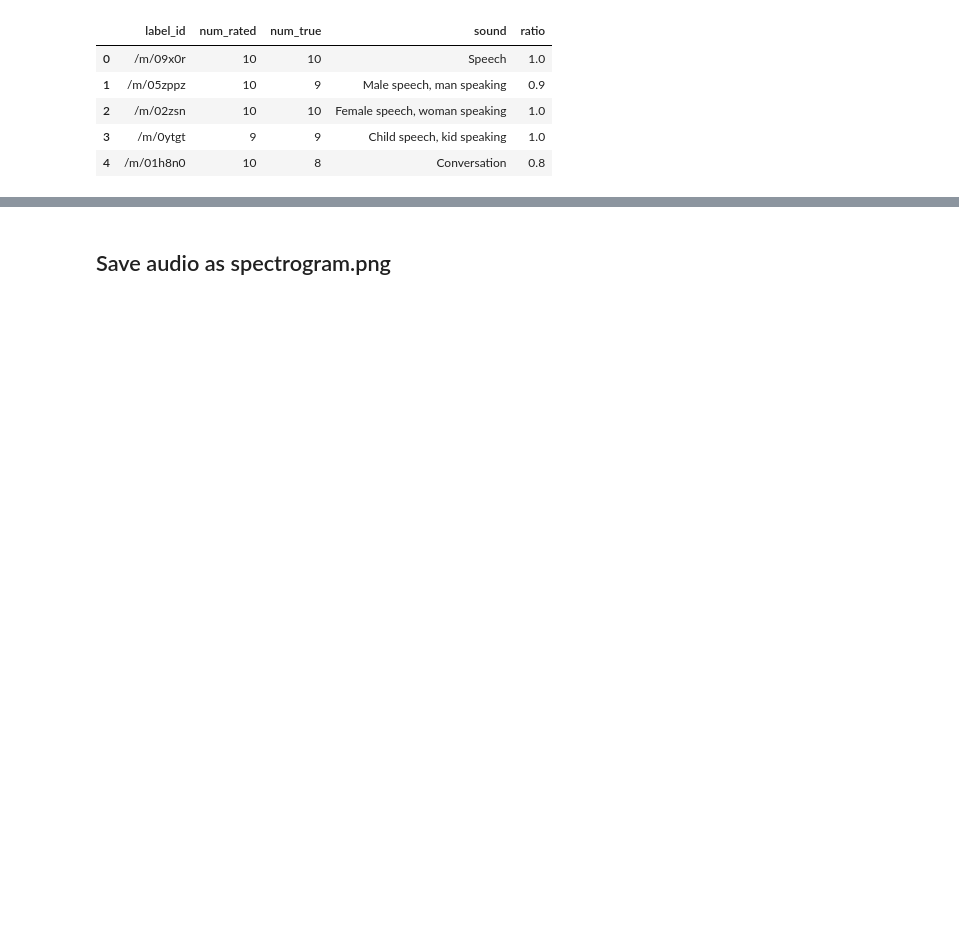
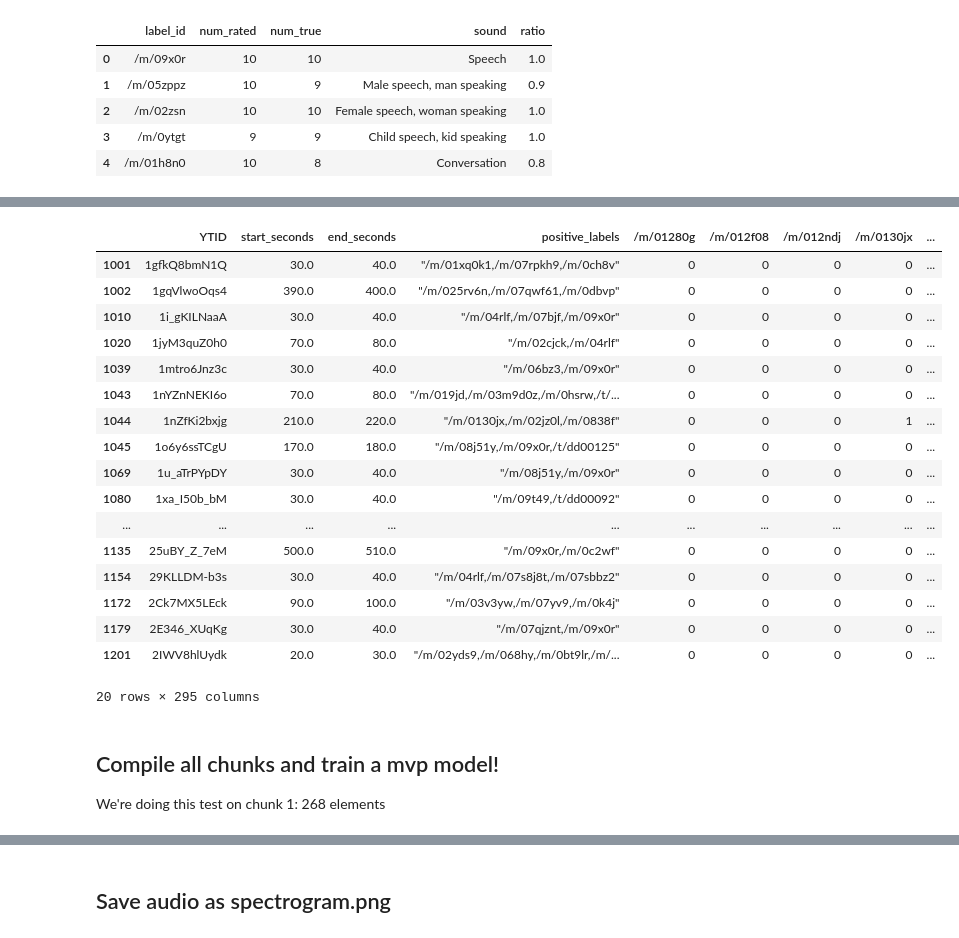
Before and after one commit to puga-42/NN-Sound-Classification, a Jupyter notebook: working_notebook.ipynb, the cells around one changed output, grey strips where cells are left out. Saved outputs shown, nothing was run; the diff lists cells and outputs as text; code cells hidden in the pictures; blank space fills up the shorter version.

```diff
--- a/working_notebook.ipynb
+++ b/working_notebook.ipynb
@@ -304,0 +413,33 @@ dataset.head(131)
+# %%
+df_2 = df[df.index > 1000]
+df_2 = df_2[df_2.index < 5000]
+path = "/Users/joshbernd/Desktop/gal_notes/Capstone/CNN-Instrument-Classification/mp4"
+header = make_feature_file()
+
+for video in df_2['YTID']:
+    try:
+
+        ##download youtube audio
+        filename = download_video(str(video), path)
+        ##convert to mp3 file
+        mp3, mp4 = to_mp3(path, filename)
+        ##get starting time for video
+        start = int(df_2['start_seconds'][df_2['YTID'] == video])
+        ##turn mp3 into spectrogram and extract features
+
+        features = get_features(mp3, start)
+        ##write features to dataframe
+        write_to_file(features)
+
+
+
+
+
+    except Exception:
+        #remove row from initial dataset with invalid youtube id
+
+        df_2 = df_2[df_2['YTID'] != video]
+
+
+
+    cleanup()
@@ -304,0 +462,25 @@ dataset.head(131)
+# %%
+df_2.to_csv('chunk3_labels_5000.csv', index=False)
+df_2.head(20)
+# %% [output]
+|  | YTID | start_seconds | end_seconds | positive_labels | /m/01280g | /m/012f08 | /m/012ndj | /m/0130jx | ... |
+| 1001 | 1gfkQ8bmN1Q | 30.0 | 40.0 | "/m/01xq0k1,/m/07rpkh9,/m/0ch8v" | 0 | 0 | 0 | 0 | ... |
+| 1002 | 1gqVlwoOqs4 | 390.0 | 400.0 | "/m/025rv6n,/m/07qwf61,/m/0dbvp" | 0 | 0 | 0 | 0 | ... |
+| 1010 | 1i_gKILNaaA | 30.0 | 40.0 | "/m/04rlf,/m/07bjf,/m/09x0r" | 0 | 0 | 0 | 0 | ... |
+| 1020 | 1jyM3quZ0h0 | 70.0 | 80.0 | "/m/02cjck,/m/04rlf" | 0 | 0 | 0 | 0 | ... |
+| 1039 | 1mtro6Jnz3c | 30.0 | 40.0 | "/m/06bz3,/m/09x0r" | 0 | 0 | 0 | 0 | ... |
+| 1043 | 1nYZnNEKI6o | 70.0 | 80.0 | "/m/019jd,/m/03m9d0z,/m/0hsrw,/t/... | 0 | 0 | 0 | 0 | ... |
+| 1044 | 1nZfKi2bxjg | 210.0 | 220.0 | "/m/0130jx,/m/02jz0l,/m/0838f" | 0 | 0 | 0 | 1 | ... |
+| 1045 | 1o6y6ssTCgU | 170.0 | 180.0 | "/m/08j51y,/m/09x0r,/t/dd00125" | 0 | 0 | 0 | 0 | ... |
+| 1069 | 1u_aTrPYpDY | 30.0 | 40.0 | "/m/08j51y,/m/09x0r" | 0 | 0 | 0 | 0 | ... |
+| 1080 | 1xa_I50b_bM | 30.0 | 40.0 | "/m/09t49,/t/dd00092" | 0 | 0 | 0 | 0 | ... |
+| ... | ... | ... | ... | ... | ... | ... | ... | ... | ... |
+| 1135 | 25uBY_Z_7eM | 500.0 | 510.0 | "/m/09x0r,/m/0c2wf" | 0 | 0 | 0 | 0 | ... |
+| 1154 | 29KLLDM-b3s | 30.0 | 40.0 | "/m/04rlf,/m/07s8j8t,/m/07sbbz2" | 0 | 0 | 0 | 0 | ... |
+| 1172 | 2Ck7MX5LEck | 90.0 | 100.0 | "/m/03v3yw,/m/07yv9,/m/0k4j" | 0 | 0 | 0 | 0 | ... |
+| 1179 | 2E346_XUqKg | 30.0 | 40.0 | "/m/07qjznt,/m/09x0r" | 0 | 0 | 0 | 0 | ... |
+| 1201 | 2IWV8hlUydk | 20.0 | 30.0 | "/m/02yds9,/m/068hy,/m/0bt9lr,/m/... | 0 | 0 | 0 | 0 | ... |
+20 rows × 295 columns
+# %% [markdown]
+## Compile all chunks and train a mvp model!
+We're doing this test on chunk 1: 268 elements
```
Also changed, not shown: parts of 85 cells of this notebook, 2 other files.
